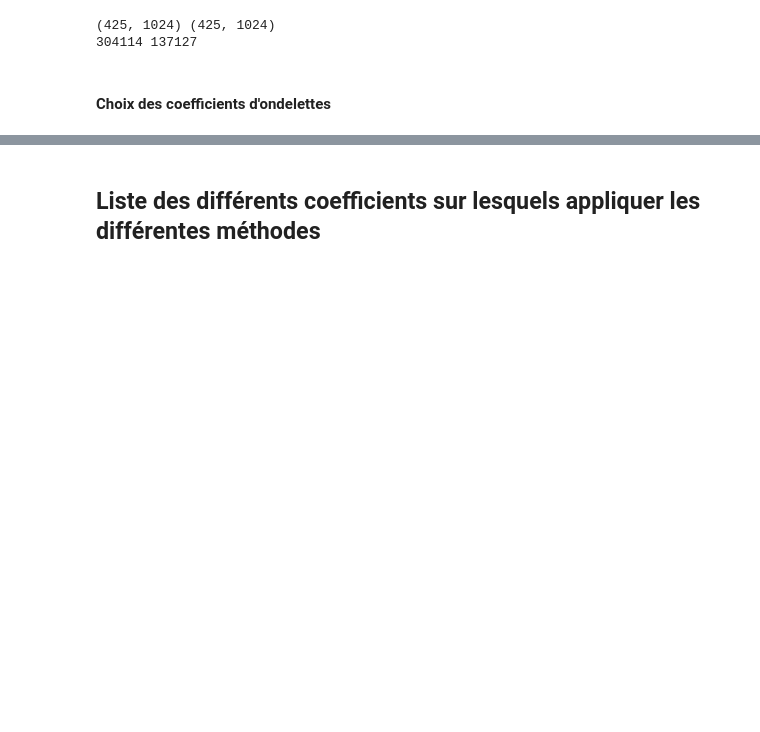
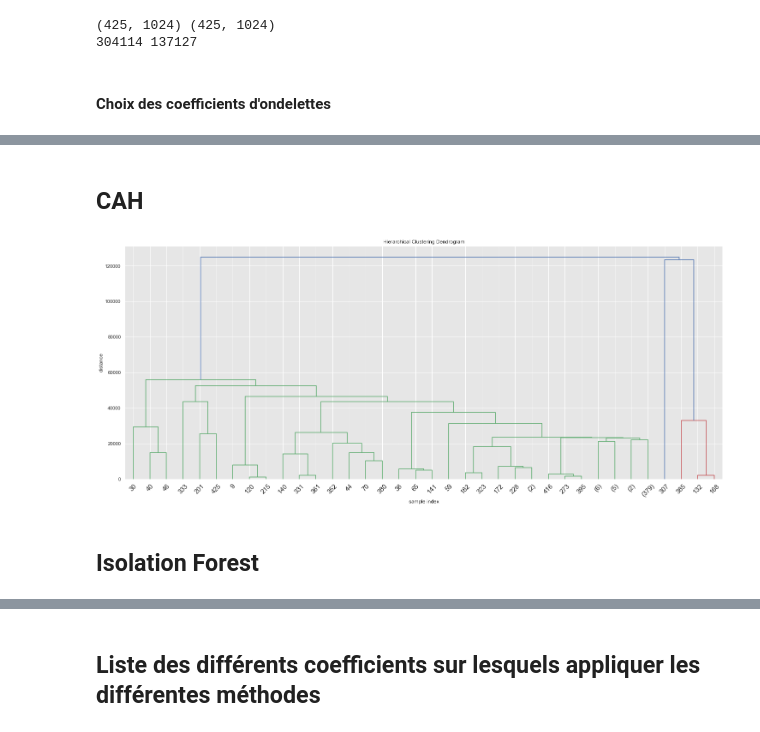
Before and after one commit to PaulCharnay/Projet_Anomalies, a Jupyter notebook: Avancement_projet_Anomalies_2_avril.ipynb, the cells around one changed output, grey strips where cells are left out. Drawn from its saved outputs; the diff is of its cells as text; code cells hidden in the pictures; blank space fills up the shorter version.

```diff
--- a/Avancement_projet_Anomalies_2_avril.ipynb
+++ b/Avancement_projet_Anomalies_2_avril.ipynb
@@ -128,0 +249,9 @@ Coeff_ondA4=Coeff_ond[:,:16]
+# %% [markdown]
+## CAH
+# %%
+Z = sch.linkage(DataFeatures, 'single')
+plot_dendrogram(Z, p=10)
+# %% [output]
+[figure, added]
+# %% [markdown]
+## Isolation Forest
```
Also changed, not shown: parts of 64 cells of this notebook.
